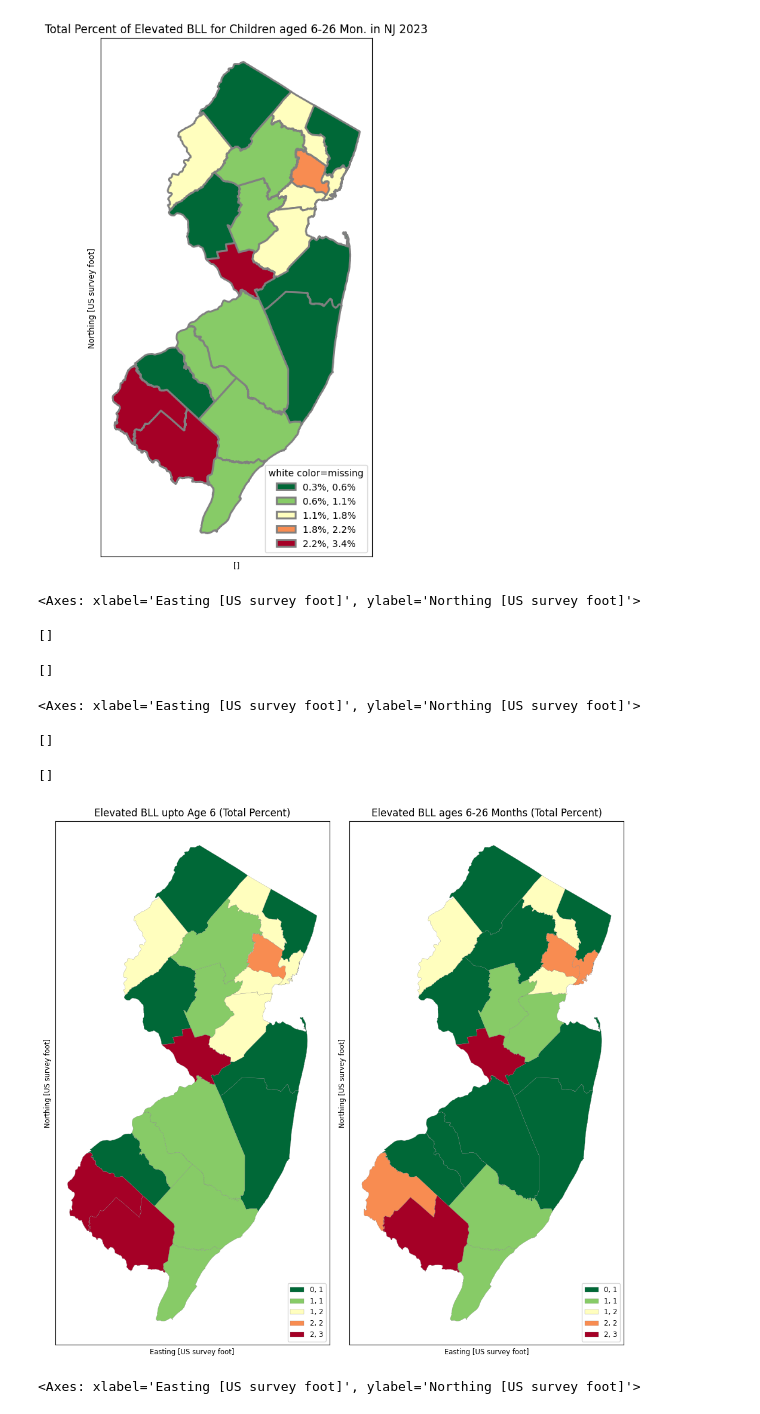
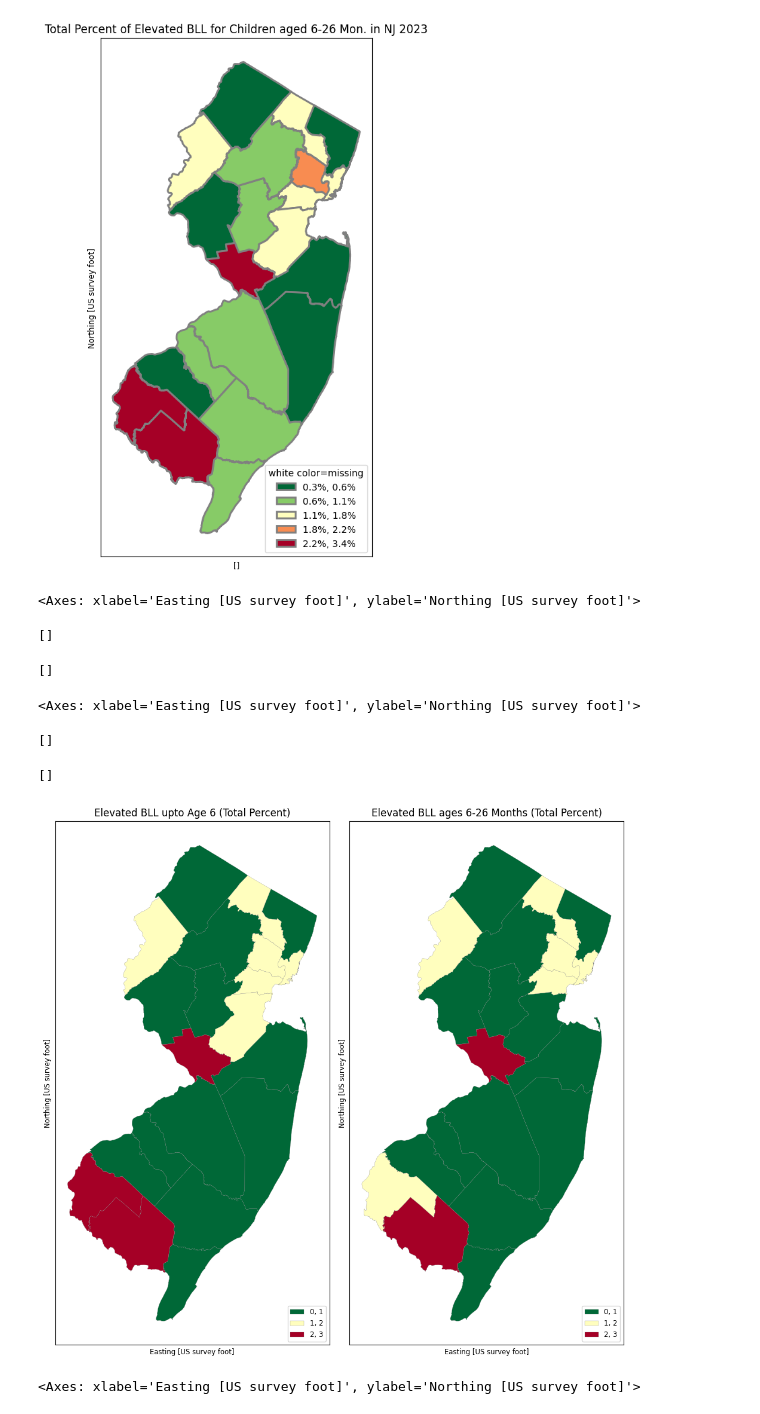
Before and after one commit to Kristina-RUC/datamana, a Jupyter notebook: map.ipynb, the cells around one changed output. Drawn from its saved outputs; the diff is of its cells as text; code cells hidden in the pictures.

```diff
--- a/map.ipynb
+++ b/map.ipynb
@@ -1432,25 +1434,25 @@ Text(0.5, 80.7222222222222, '[]')
 # %%
 #side-by-side: subplots 1row,2col; then just axs[0] and axs[1]
 fig, axs = plt.subplots(1,2, figsize=(10,10),sharey=True, tight_layout=True)
-BLLage6NJ.plot(ax=axs[0],column='%\nEBLL',legend=True,cmap='RdYlGn_r',scheme='natural_breaks',k=5,
+BLLage6NJ.plot(ax=axs[0],column='%\nEBLL',legend=True,cmap='RdYlGn_r',scheme='natural_breaks',k=3,
          edgecolor='grey',linewidth=0.2,legend_kwds= {"fmt": "{:,.0f}",
         'loc':'lower right','title_fontsize':'medium','fontsize':'small','markerscale':1.4}) #
 axs[0].title.set_text("Elevated BLL upto Age 6 (Total Percent)")
 axs[0].set_xticks([]); axs[0].set_yticks([])
 
-nj2023bll26.plot(ax=axs[1],column='TOTAL PCT EBLL',legend=True,cmap='RdYlGn_r',scheme='natural_breaks',k=5,
+nj2023bll26.plot(ax=axs[1],column='TOTAL PCT EBLL',legend=True,cmap='RdYlGn_r',scheme='natural_breaks',k=3,
          edgecolor='grey',linewidth=0.2,legend_kwds= {"fmt": "{:,.0f}",
         'loc':'lower right','title_fontsize':'medium','fontsize':'small','markerscale':1.4}) #
 axs[1].title.set_text("Elevated BLL ages 6-26 Months (Total Percent)")
 axs[1].set_xticks([]); axs[1].set_yticks([])
 # %% [output]
 <Axes: xlabel='Easting [US survey foot]', ylabel='Northing [US survey foot]'>
 []
 []
 <Axes: xlabel='Easting [US survey foot]', ylabel='Northing [US survey foot]'>
 []
 []
-[figure, old version]
+[figure, new version]
 # %%
 #side-by-side: subplots 1row,2col; then just axs[0] and axs[1]
 fig, axs = plt.subplots(1,2, figsize=(10,10),sharey=True, tight_layout=True)
```
Also changed, not shown: parts of 11 cells of this notebook.
